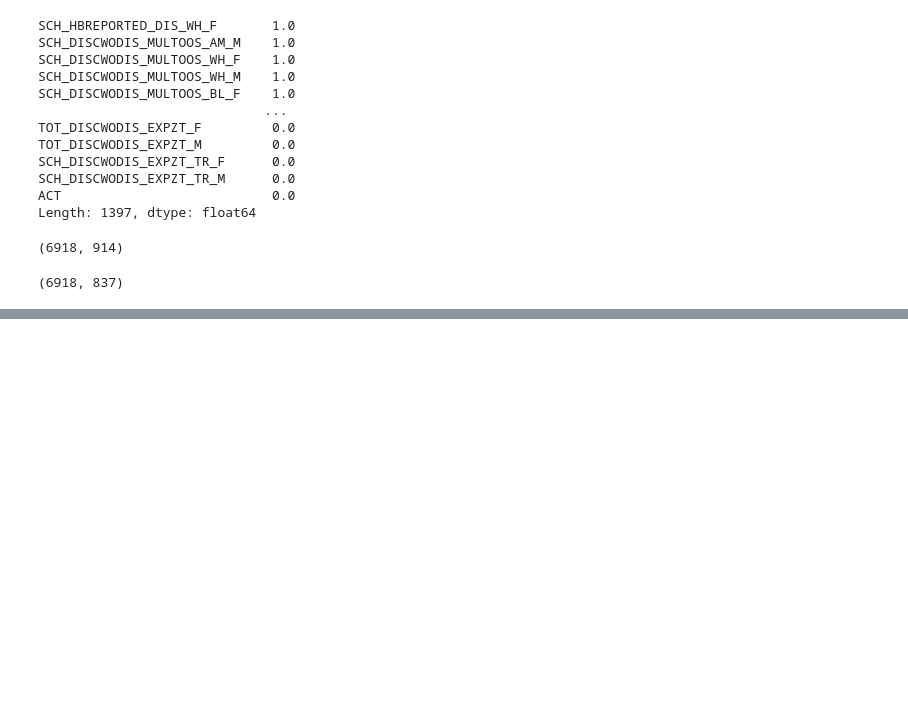
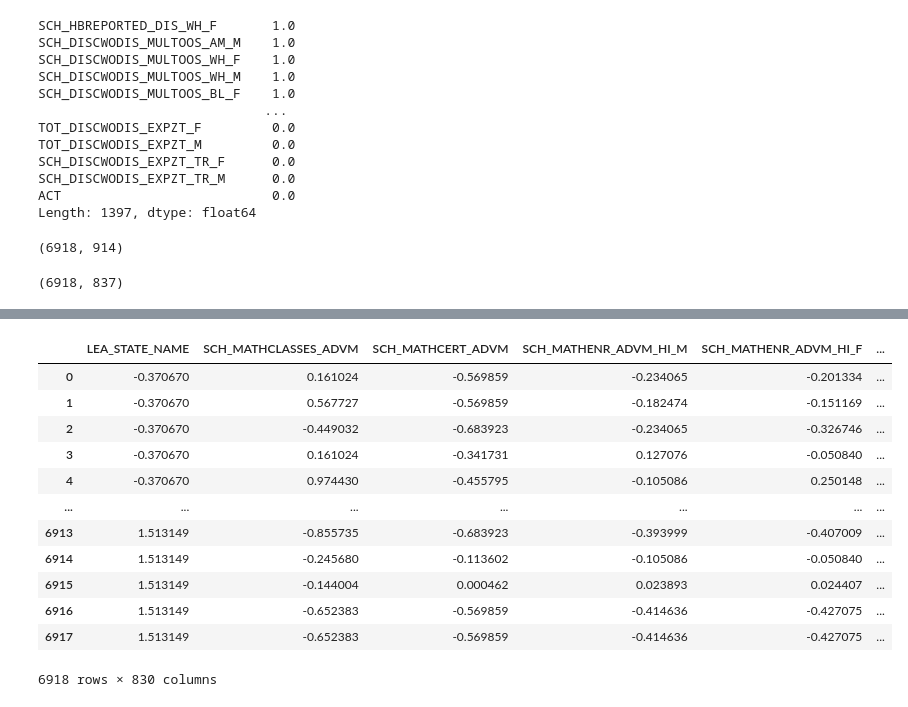
Before and after one commit to bentondavidl/School-Performance-Prediction, a Jupyter notebook: notebooks/feature selection.ipynb, the cells around one changed output, grey strips where cells are left out. Cells and saved outputs as stored; diff of their text form; code cells hidden in the pictures; blank space fills up the shorter version.

```diff
--- a/notebooks/feature selection.ipynb
+++ b/notebooks/feature selection.ipynb
@@ -85,0 +186,16 @@ np.isnan(X).sum()
+# %%
+X-X.mean()
+# %% [output]
+|  | LEA_STATE_NAME | SCH_MATHCLASSES_ADVM | SCH_MATHCERT_ADVM | SCH_MATHENR_ADVM_HI_M | SCH_MATHENR_ADVM_HI_F | ... |
+| 0 | -0.370670 | 0.161024 | -0.569859 | -0.234065 | -0.201334 | ... |
+| 1 | -0.370670 | 0.567727 | -0.569859 | -0.182474 | -0.151169 | ... |
+| 2 | -0.370670 | -0.449032 | -0.683923 | -0.234065 | -0.326746 | ... |
+| 3 | -0.370670 | 0.161024 | -0.341731 | 0.127076 | -0.050840 | ... |
+| 4 | -0.370670 | 0.974430 | -0.455795 | -0.105086 | 0.250148 | ... |
+| ... | ... | ... | ... | ... | ... | ... |
+| 6913 | 1.513149 | -0.855735 | -0.683923 | -0.393999 | -0.407009 | ... |
+| 6914 | 1.513149 | -0.245680 | -0.113602 | -0.105086 | -0.050840 | ... |
+| 6915 | 1.513149 | -0.144004 | 0.000462 | 0.023893 | 0.024407 | ... |
+| 6916 | 1.513149 | -0.652383 | -0.569859 | -0.414636 | -0.427075 | ... |
+| 6917 | 1.513149 | -0.652383 | -0.569859 | -0.414636 | -0.427075 | ... |
+6918 rows × 830 columns
```
Also changed, not shown: parts of 17 cells of this notebook.
